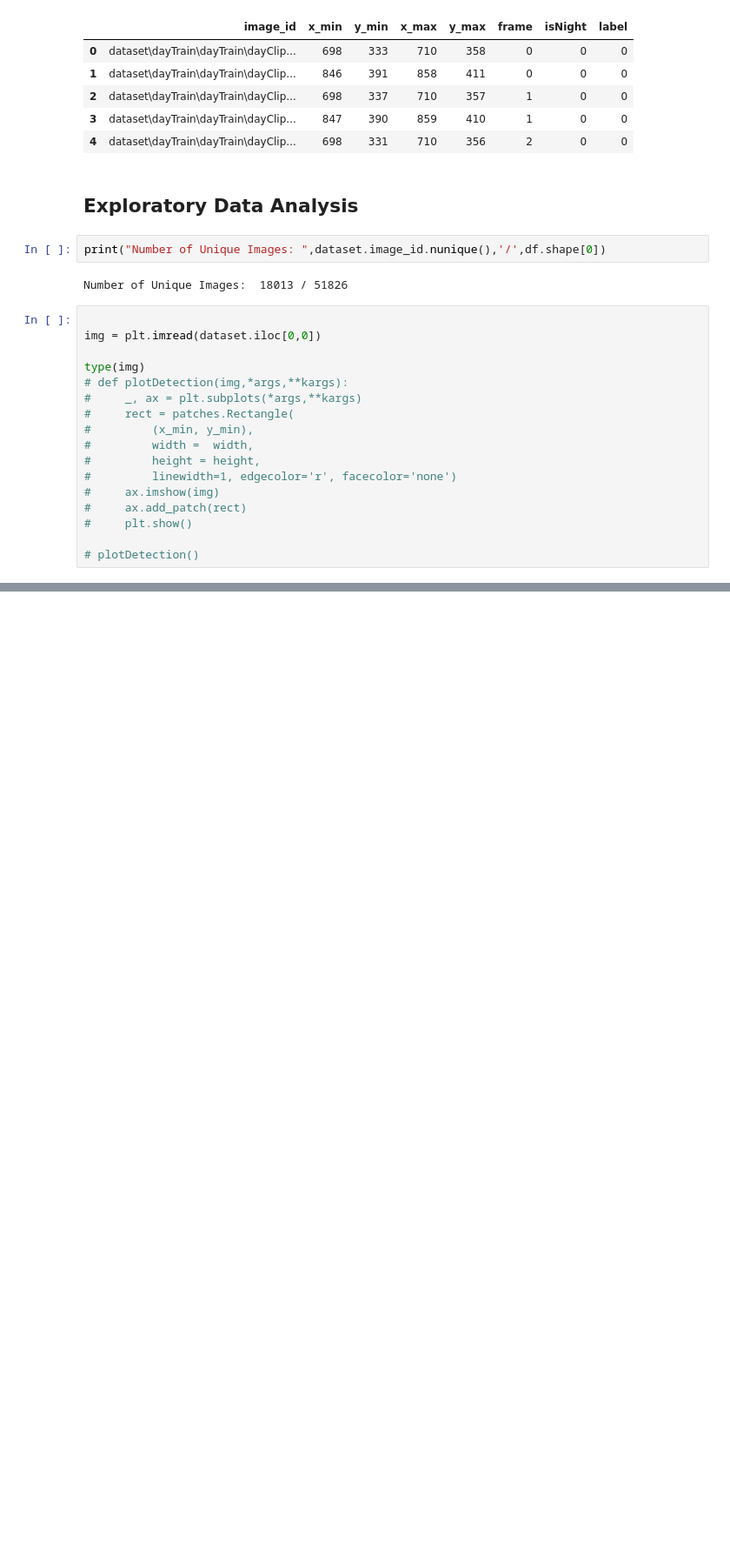
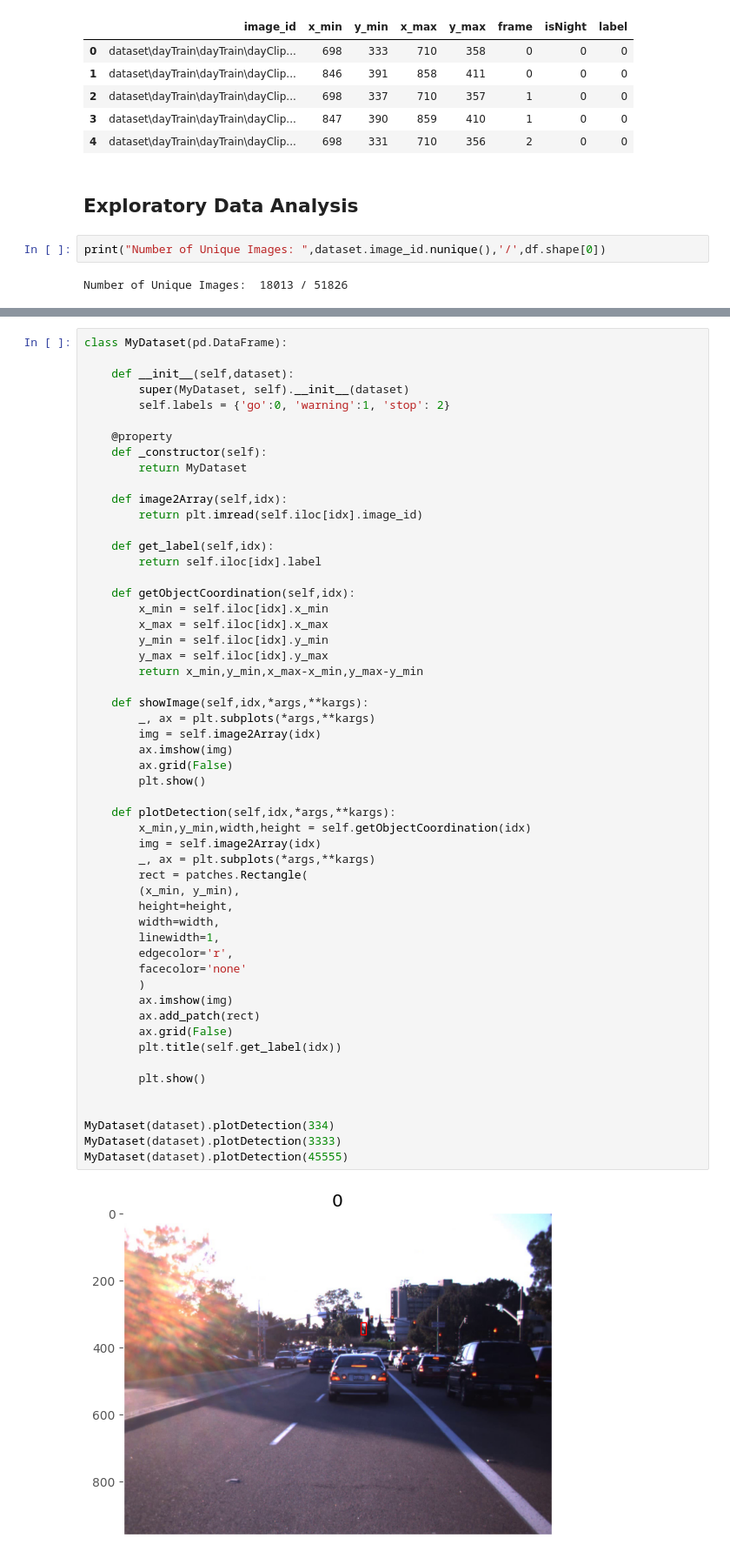
Before and after one commit to NoelTW/object_detection, a Jupyter notebook: object_detection/yolo.ipynb, the cells around one changed output, grey strips where cells are left out. Shown: that part at 87% size. Drawn from its saved outputs; the diff is of its cells as text; blank space fills up the shorter version.

```diff
--- a/object_detection/yolo.ipynb
+++ b/object_detection/yolo.ipynb
@@ -296,20 +296,3 @@ See the caveats in the documentation: https://pandas.pydata.org/pandas-docs/stab
 print("Number of Unique Images: ",dataset.image_id.nunique(),'/',df.shape[0])
 # %% [output]
 Number of Unique Images:  18013 / 51826
-# %%
-
-img = plt.imread(dataset.iloc[0,0])
-
-type(img)
-# def plotDetection(img,*args,**kargs):
-#     _, ax = plt.subplots(*args,**kargs)
-#     rect = patches.Rectangle(
-#         (x_min, y_min),
-#         width =  width,
-#         height = height,
-#         linewidth=1, edgecolor='r', facecolor='none')
-#     ax.imshow(img)
-#     ax.add_patch(rect)
-#     plt.show()
-
-# plotDetection()
@@ -341,0 +299,56 @@ pandas.core.series.Series
+# %%
+class MyDataset(pd.DataFrame):
+
+    def __init__(self,dataset):
+        super(MyDataset, self).__init__(dataset)
+        self.labels = {'go':0, 'warning':1, 'stop': 2}
+
+    @property
+    def _constructor(self):
+        return MyDataset
+
+    def image2Array(self,idx):
+        return plt.imread(self.iloc[idx].image_id)
+
+    def get_label(self,idx):
+        return self.iloc[idx].label
+
+    def getObjectCoordination(self,idx):
+        x_min = self.iloc[idx].x_min
+        x_max = self.iloc[idx].x_max
+        y_min = self.iloc[idx].y_min
+        y_max = self.iloc[idx].y_max
+        return x_min,y_min,x_max-x_min,y_max-y_min
+
+    def showImage(self,idx,*args,**kargs):
+        _, ax = plt.subplots(*args,**kargs)
+        img = self.image2Array(idx)
+        ax.imshow(img)
+        ax.grid(False)
+        plt.show()
+
+    def plotDetection(self,idx,*args,**kargs):
+        x_min,y_min,width,height = self.getObjectCoordination(idx)
+        img = self.image2Array(idx)
+        _, ax = plt.subplots(*args,**kargs)
+        rect = patches.Rectangle(
+        (x_min, y_min),
+        height=height,
+        width=width,
+        linewidth=1,
+        edgecolor='r',
+        facecolor='none'
+        )
+        ax.imshow(img)
+        ax.add_patch(rect)
+        ax.grid(False)
+        plt.title(self.get_label(idx))
+
+        plt.show()
+
+
+MyDataset(dataset).plotDetection(334)
+MyDataset(dataset).plotDetection(3333)
+MyDataset(dataset).plotDetection(45555)
+# %% [output]
+[figure, added]
```
Also changed, not shown: parts of 3 cells of this notebook.
